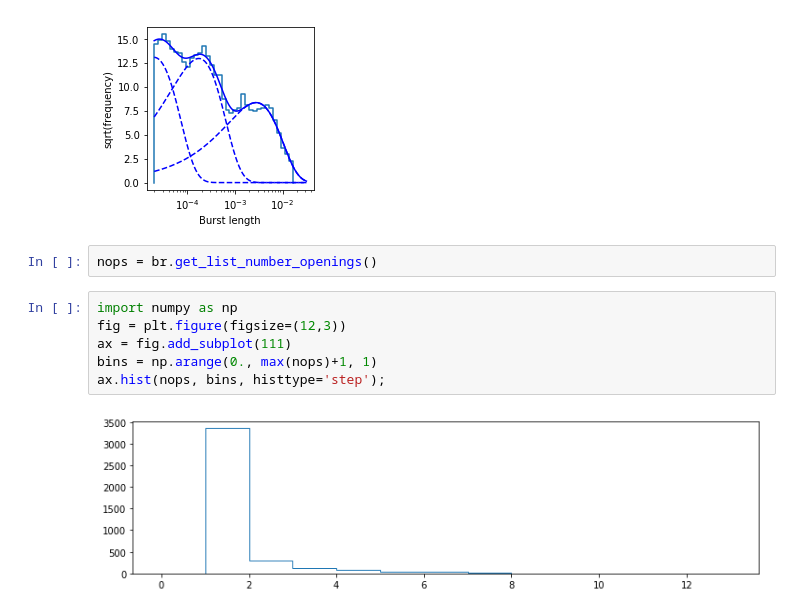
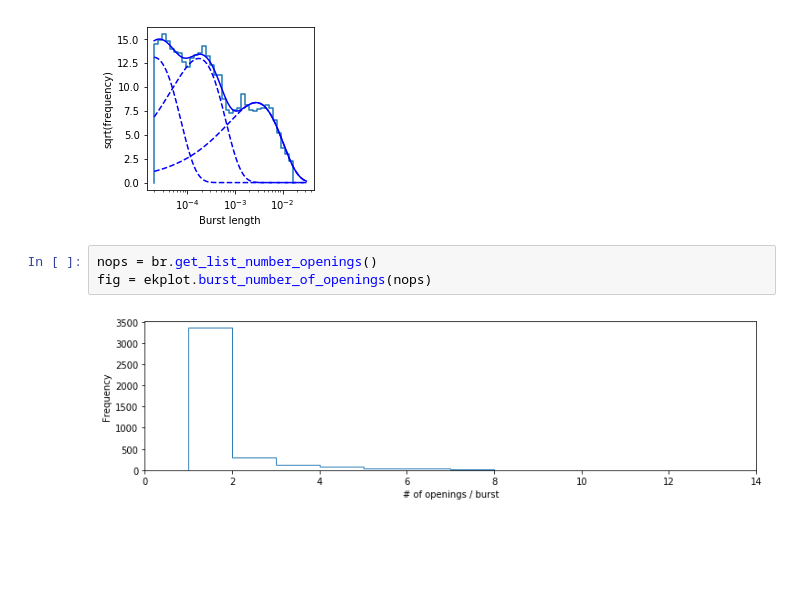
Before and after one commit to remislp/EKDIST, a Jupyter notebook: EKDIST_example.ipynb, the cells around one changed output. Cells and saved outputs as stored; diff of their text form; blank space fills up the shorter version.

```diff
--- a/EKDIST_example.ipynb
+++ b/EKDIST_example.ipynb
@@ -195,11 +222,6 @@ fig = ekplot.histogram_xlog_ysqrt_data(blength, rec.tres, fitpars=result3.x, xla
 [figure]
 # %%
 nops = br.get_list_number_openings()
+fig = ekplot.burst_number_of_openings(nops)
+# %% [output]
+[figure, added]
-# %%
-import numpy as np
-fig = plt.figure(figsize=(12,3))
-ax = fig.add_subplot(111)
-bins = np.arange(0., max(nops)+1, 1)
-ax.hist(nops, bins, histtype='step');
-# %% [output]
-[figure, removed]
```
Also changed, not shown: parts of 3 cells of this notebook, 3 other files.
